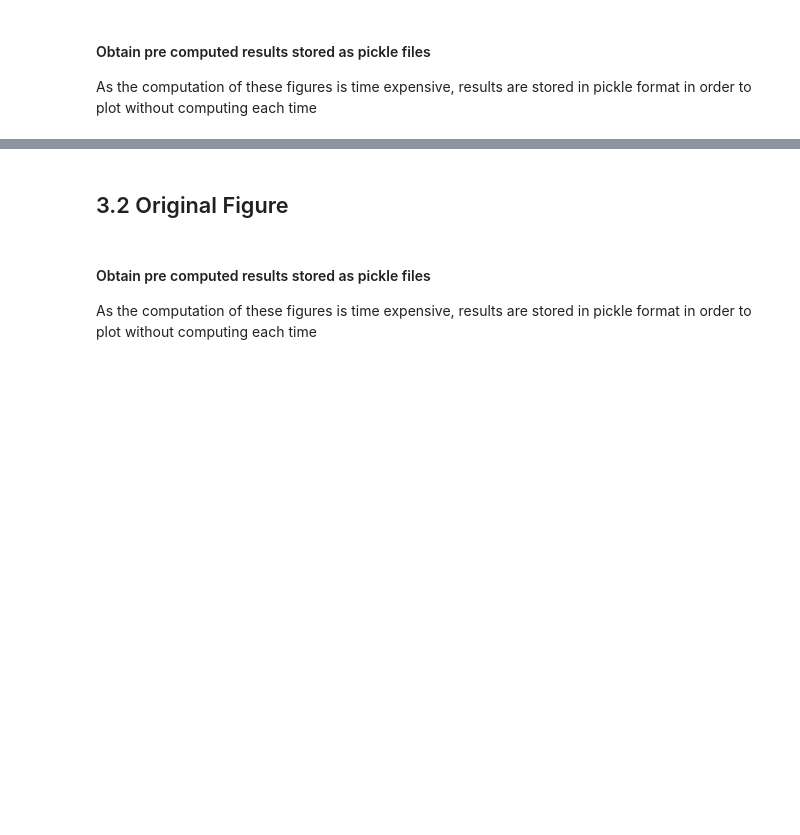
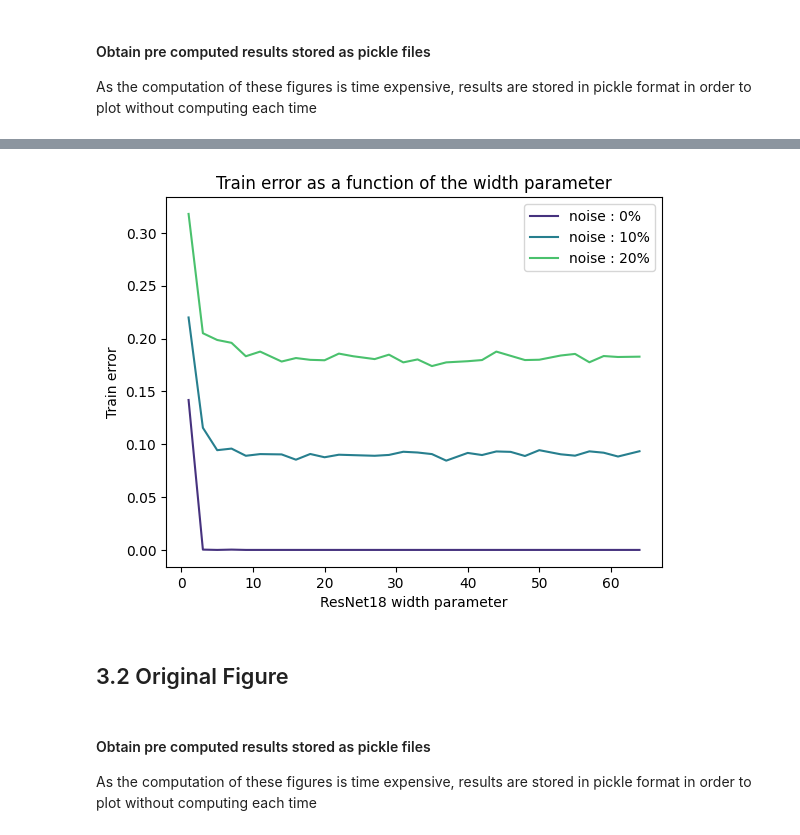
Before and after one commit to roduit/EE-411-FOIL-Project, a Jupyter notebook: source/main.ipynb, the cells around one changed output, grey strips where cells are left out. Drawn from its saved outputs; the diff is of its cells as text; code cells hidden in the pictures; blank space fills up the shorter version.

```diff
--- a/source/main.ipynb
+++ b/source/main.ipynb
@@ -449,8 +459,10 @@ display_error(error_lists=test_errors,width_model_list=width_model_list,noise_ra
 # %%
 train_accuracies_path = os.path.join(constants.FIG4_FOLDER, 'train_accuracies.pkl')
-train_accuracies = open_pickle(test_accuracies_path)
-train_errors = (100 - np.array(test_accuracies)) / 100
+train_accuracies = open_pickle(train_accuracies_path)
+train_errors = (100 - np.array(train_accuracies)) / 100
 display_error(error_lists=train_errors,width_model_list=width_model_list,noise_ratio_list=noise_ratio_list,train=True)
+# %% [output]
+[figure, added]
 # %% [markdown]
 ## 3.2 Original Figure
 # %%
```
Also changed, not shown: parts of 3 cells of this notebook, 7 other files.
